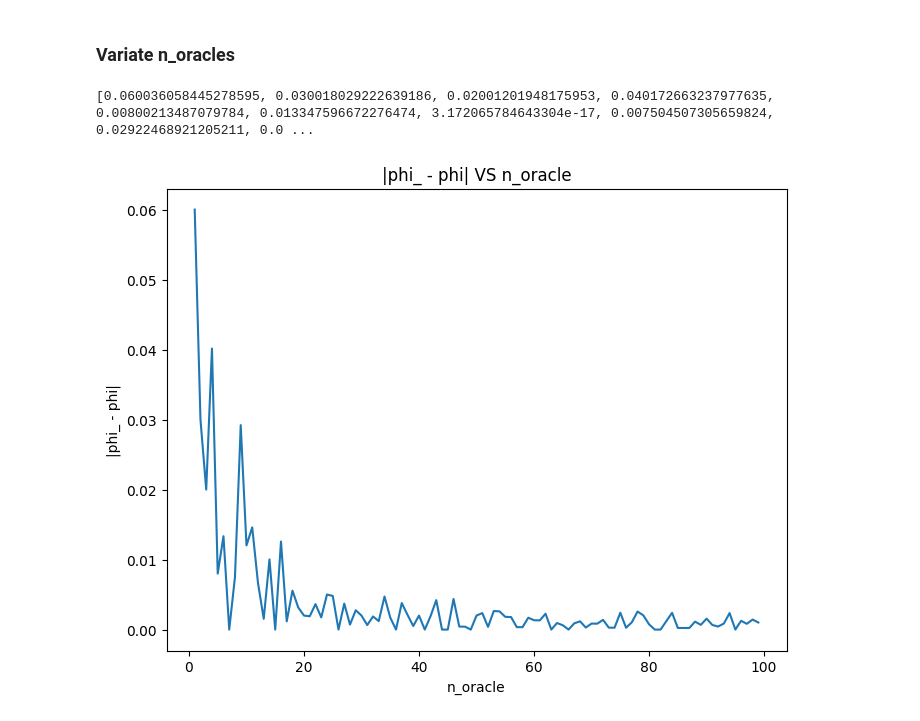
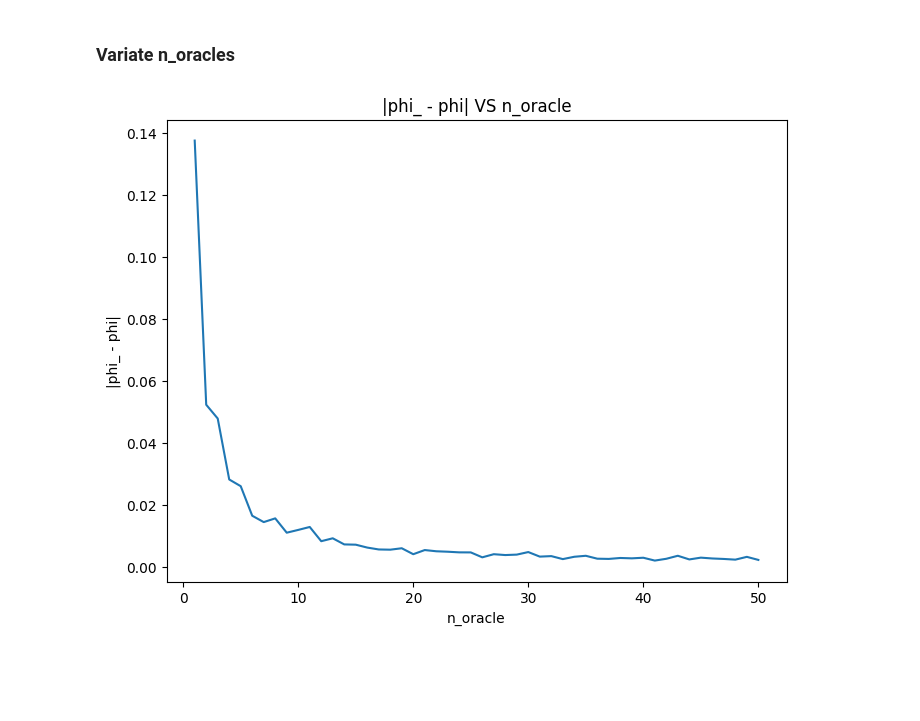
Before and after one commit to benjvmin93/BasicPhaseEstimation, a Jupyter notebook: PhaseEstimation/analyse_estimation.ipynb, the cells around one changed output. Drawn from its saved outputs; the diff is of its cells as text; code cells hidden in the pictures; blank space fills up the shorter version.

```diff
--- a/PhaseEstimation/analyse_estimation.ipynb
+++ b/PhaseEstimation/analyse_estimation.ipynb
@@ -34,25 +59,28 @@ plt.show()
 # %% [markdown]
 ### Variate n_oracles
 # %%
-def n_oracle_experiment(n_oracle=100):
-    n_shots = 100
-    results_shots = []
-    for n_oracle in range(1, n_oracle):
-        results = run.simulate(nShots=n_shots, phi=phi, oraclePower=n_oracle)
-        res = results[1] / n_shots
-        phi_ = (2 / n_oracle) * (np.arcsin(np.sqrt(res)) - np.pi/ 4)
-        results_shots.append(np.abs(phi_ - phi))
-    return results_shots
+def n_oracle_experiment(phi=0, shots=100, n_oracle=10):
+    results_oracles = []
+    for n in range(1, n_oracle + 1):
+        repeat = 20
+        result = 0
+        tmp = []
+        for s in range(1, repeat + 1):
+            res = run.simulate(nShots=shots, phi=phi, oraclePower=n)
+            result = res[1]
+            result = np.abs(2 / n * (np.arcsin(np.sqrt(result / shots)) - np.pi / 4) - phi)
+            tmp.append(result)
+        results_oracles.append(np.mean(tmp))
+    return results_oracles
 # %%
-n_oracle = 100
-results = n_oracle_experiment(n_oracle=n_oracle)
-print(results)
+n_oracle = 50
+shots = 50
+results = n_oracle_experiment(shots=shots, n_oracle=n_oracle)
 plt.figure(figsize=(8,6))
-plt.plot(list(range(1, n_oracle)), results)
+plt.plot(list(range(1, n_oracle + 1)), results)
 plt.xlabel('n_oracle')
 plt.ylabel('|phi_ - phi|')
 plt.title('|phi_ - phi| VS n_oracle')
 plt.show()
 # %% [output]
-[0.060036058445278595, 0.030018029222639186, 0.02001201948175953, 0.040172663237977635, 0.00800213487079784, 0.013347596672276474, 3.172065784643304e-17, 0.007504507305659824, 0.02922468921205211, 0.0 ...
-[figure, old version]
+[figure, new version]
```
Also changed, not shown: parts of 9 cells of this notebook.
